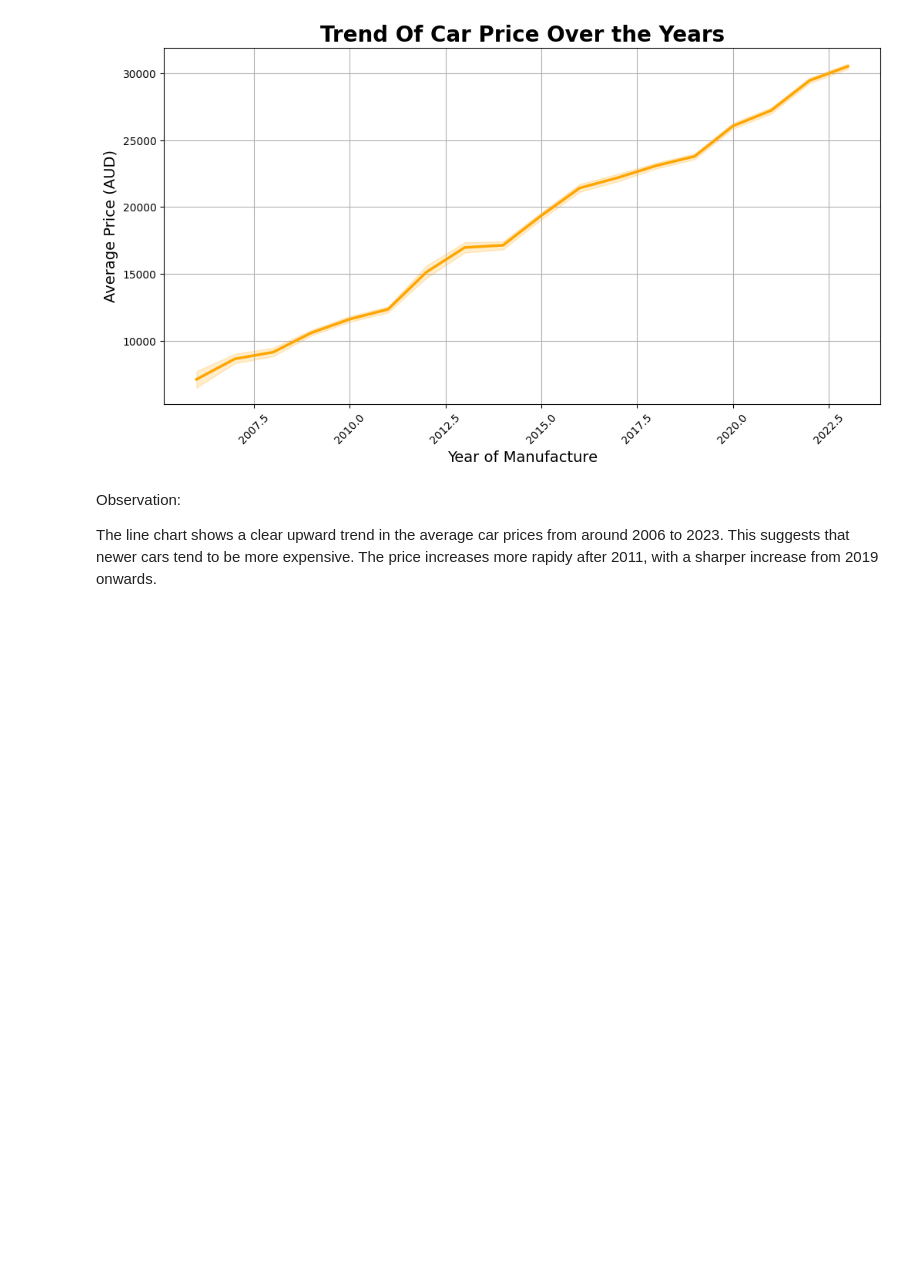
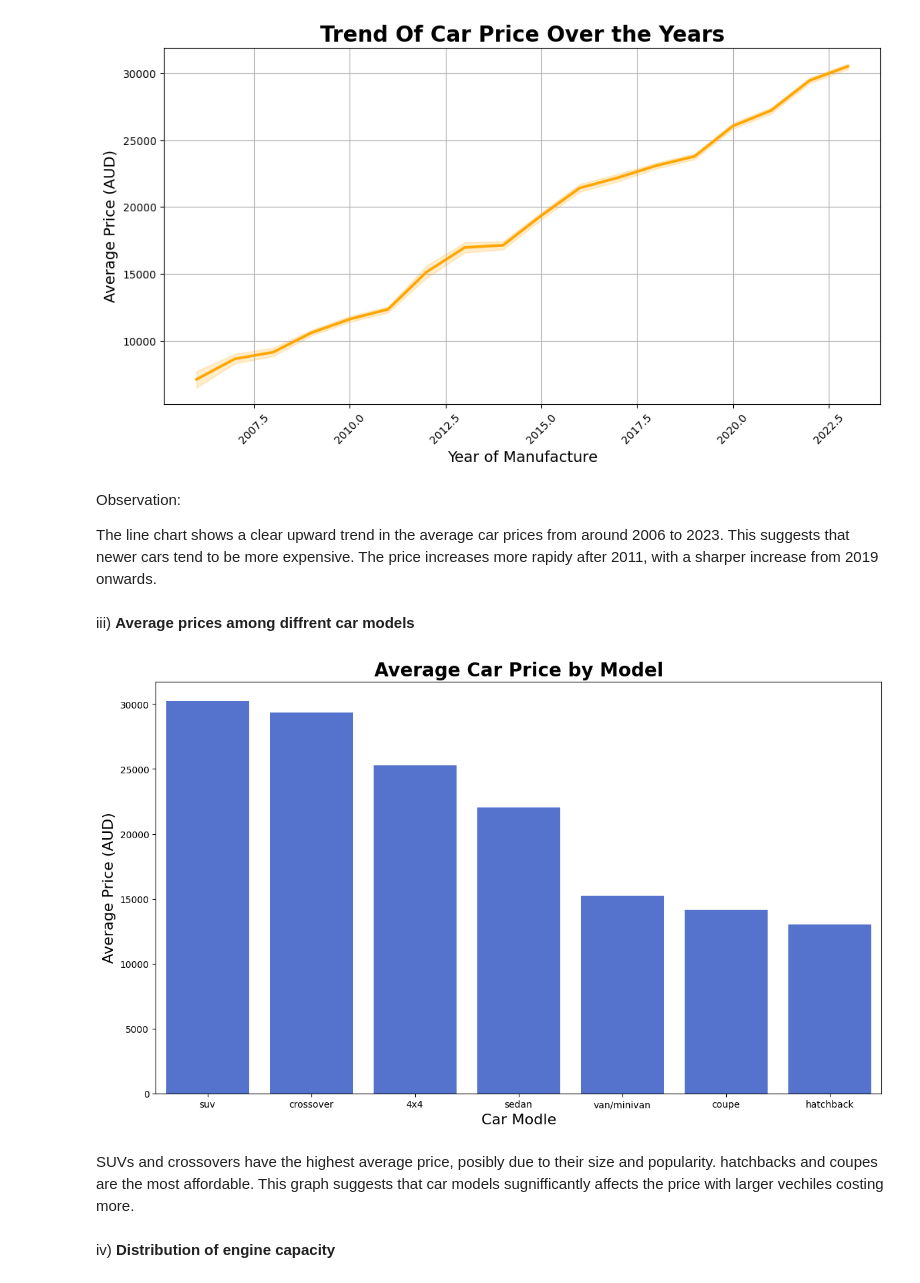
Before and after one commit to gvosper25/3009ICT-Assignmnet, a Jupyter notebook: 3009ICT_Assignment.ipynb, the cells around one changed output. Saved outputs shown, nothing was run; the diff lists cells and outputs as text; code cells hidden in the pictures; blank space fills up the shorter version.

```diff
--- a/3009ICT_Assignment.ipynb
+++ b/3009ICT_Assignment.ipynb
@@ -372,3 +372,21 @@ plt.show()
 Observation:
 
 The line chart shows a clear upward trend in the average car prices from around 2006 to 2023. This suggests that newer cars tend to be more expensive. The price increases more rapidy after 2011, with a sharper increase from 2019 onwards.
+# %% [markdown]
+iii) **Average prices among diffrent car models**
+# %%
+avg_prices=car_data.groupby('car_model')['price (AUD)'].mean().sort_values(ascending=False).reset_index()
+plt.figure(figsize=(14,8))
+sns.barplot(data=avg_prices, x='car_model', y='price (AUD)', color='royalblue')
+
+plt.title("Average Car Price by Model", fontsize=20,weight ='bold')
+plt.xlabel ("Car Modle", fontsize=16)
+plt.ylabel("Average Price (AUD)", fontsize=16)
+
+plt.show()
+# %% [output]
+[figure, added]
+# %% [markdown]
+SUVs and crossovers have the highest average price, posibly due to their size and popularity. hatchbacks and coupes are the most affordable. This graph suggests that car models sugnifficantly affects the price with larger vechiles costing more.
+# %% [markdown]
+iv) **Distribution of engine capacity**
```
